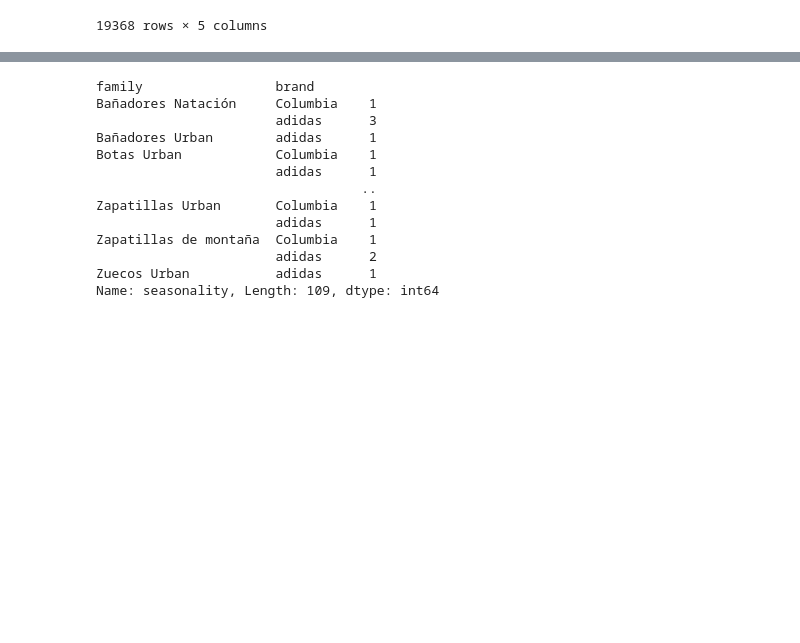
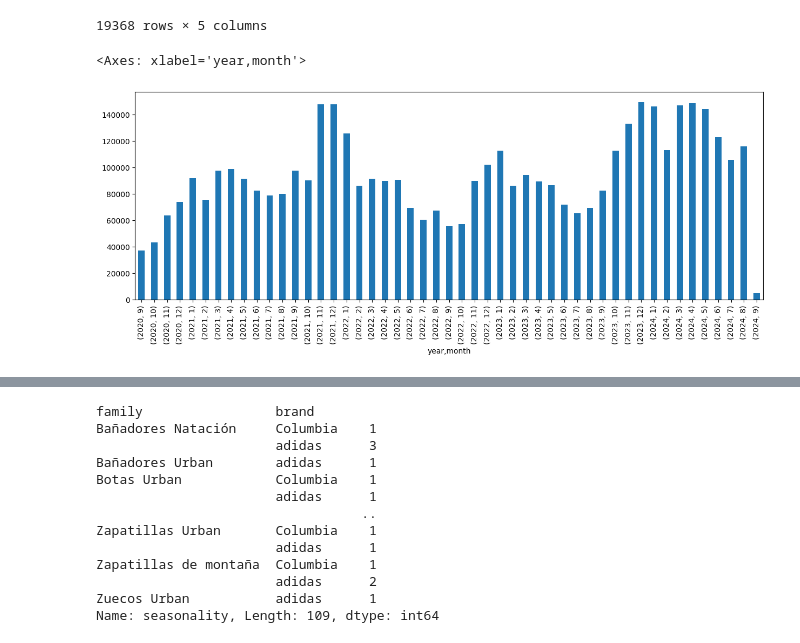
Before and after one commit to giarets/use_case_deporvillage, a Jupyter notebook: 1_data_exploration.ipynb, the cells around one changed output, grey strips where cells are left out. Cells and saved outputs as stored; diff of their text form; code cells hidden in the pictures; blank space fills up the shorter version.

```diff
--- a/1_data_exploration.ipynb
+++ b/1_data_exploration.ipynb
@@ -79,3 +82,8 @@ df_grouped['avg_pvp'] = df_grouped['total_revenue'] / df_grouped['total_quantity
+# %%
+df.groupby(['year', 'month'])['pvp'].sum().plot(kind='bar', figsize=(15, 5))
+# %% [output]
+<Axes: xlabel='year,month'>
+[figure, added]
 # %%
 # All products have a unique PVP, seasonality, brand and family (as expected)
 assert (df.groupby('product_id')['pvp'].nunique() != 1).sum() == 0
```
Also changed, not shown: parts of 3 cells of this notebook, 5 other files.
